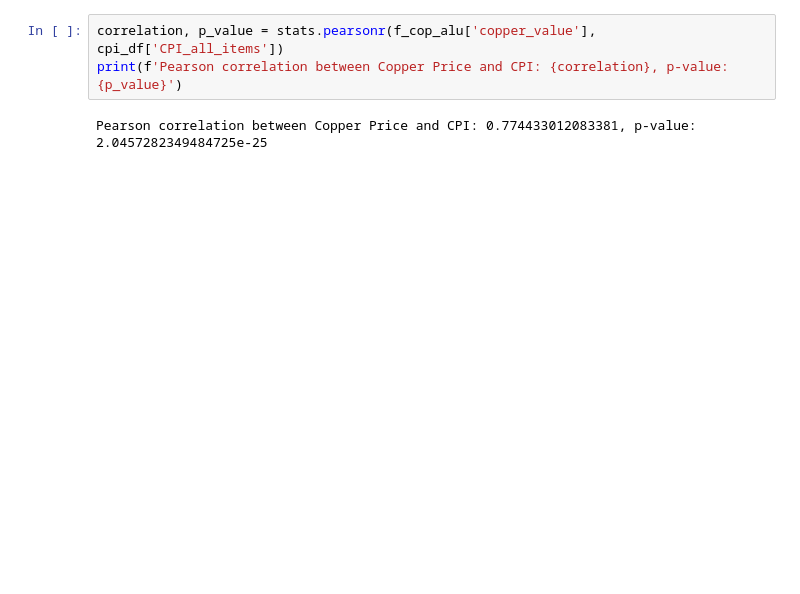
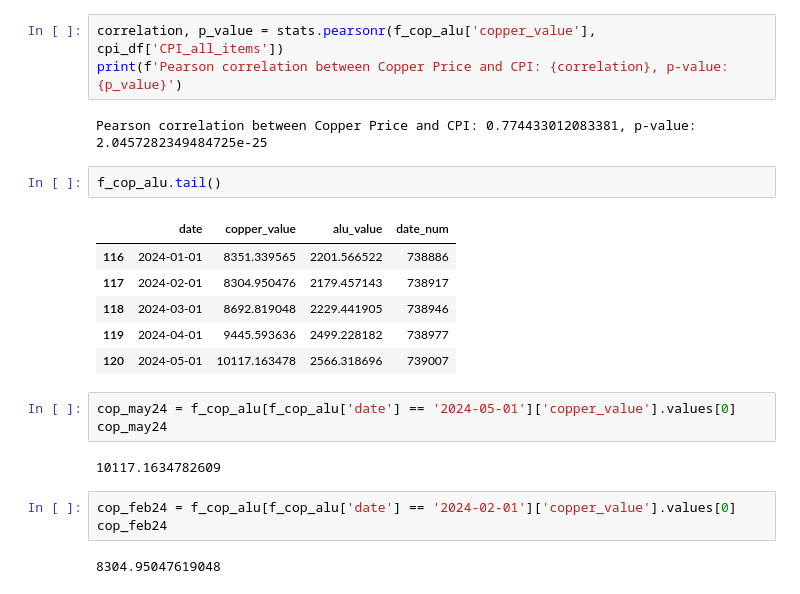
Before and after one commit to florencex5/Hard_Commodities, a Jupyter notebook: Copper_Analysis.ipynb, the cells around one changed output. Drawn from its saved outputs; the diff is of its cells as text; blank space fills up the shorter version.

Commit message:
update copper analysis

```diff
--- a/Copper_Analysis.ipynb
+++ b/Copper_Analysis.ipynb
@@ -212,3 +214,22 @@ correlation, p_value = stats.pearsonr(f_cop_alu['copper_value'], cpi_df['CPI_all
 print(f'Pearson correlation between Copper Price and CPI: {correlation}, p-value: {p_value}')
 # %% [output]
 Pearson correlation between Copper Price and CPI: 0.774433012083381, p-value: 2.0457282349484725e-25
+# %%
+f_cop_alu.tail()
+# %% [output]
+|  | date | copper_value | alu_value | date_num |
+| 116 | 2024-01-01 | 8351.339565 | 2201.566522 | 738886 |
+| 117 | 2024-02-01 | 8304.950476 | 2179.457143 | 738917 |
+| 118 | 2024-03-01 | 8692.819048 | 2229.441905 | 738946 |
+| 119 | 2024-04-01 | 9445.593636 | 2499.228182 | 738977 |
+| 120 | 2024-05-01 | 10117.163478 | 2566.318696 | 739007 |
+# %%
+cop_may24 = f_cop_alu[f_cop_alu['date'] == '2024-05-01']['copper_value'].values[0]
+cop_may24
+# %% [output]
+10117.1634782609
+# %%
+cop_feb24 = f_cop_alu[f_cop_alu['date'] == '2024-02-01']['copper_value'].values[0]
+cop_feb24
+# %% [output]
+8304.95047619048
```
Also changed, not shown: parts of 4 cells of this notebook.
